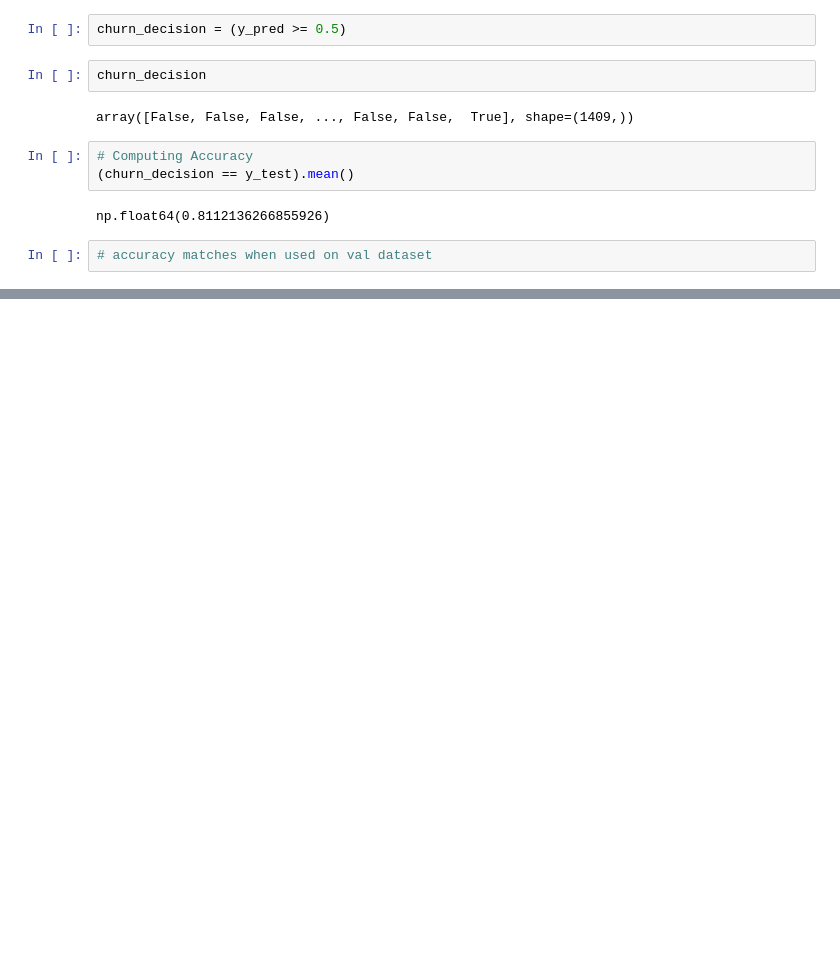
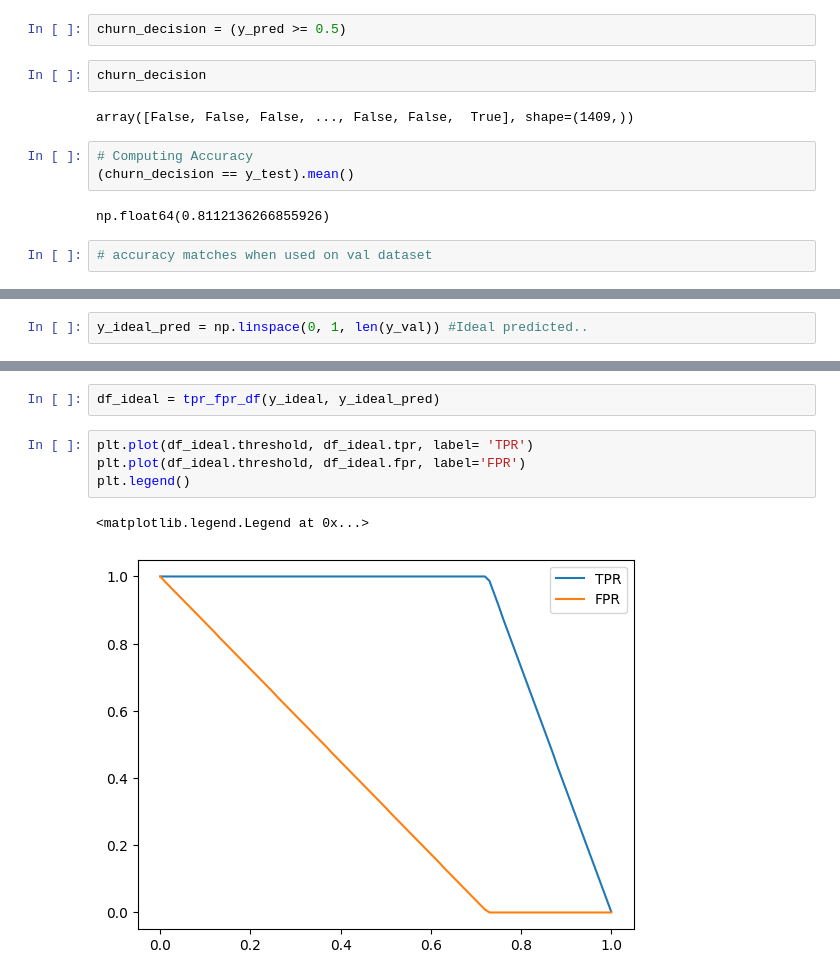
Before and after one commit to tasemgt/ml_sprint, a Jupyter notebook: ml_zoomcamp/_week3/notes.ipynb, the cells around one changed output, grey strips where cells are left out. Saved outputs shown, nothing was run; the diff lists cells and outputs as text; blank space fills up the shorter version.

```diff
--- a/ml_zoomcamp/_week3/notes.ipynb
+++ b/ml_zoomcamp/_week3/notes.ipynb
@@ -992,0 +1332,2 @@ np.float64(0.8112136266855926)
+# %%
+y_ideal_pred = np.linspace(0, 1, len(y_val)) #Ideal predicted..
@@ -992,0 +1338,9 @@ np.float64(0.8112136266855926)
+# %%
+df_ideal = tpr_fpr_df(y_ideal, y_ideal_pred)
+# %%
+plt.plot(df_ideal.threshold, df_ideal.tpr, label= 'TPR')
+plt.plot(df_ideal.threshold, df_ideal.fpr, label='FPR')
+plt.legend()
+# %% [output]
+<matplotlib.legend.Legend at 0x...>
+[figure, added]
```
Also changed, not shown: parts of 117 cells of this notebook.
